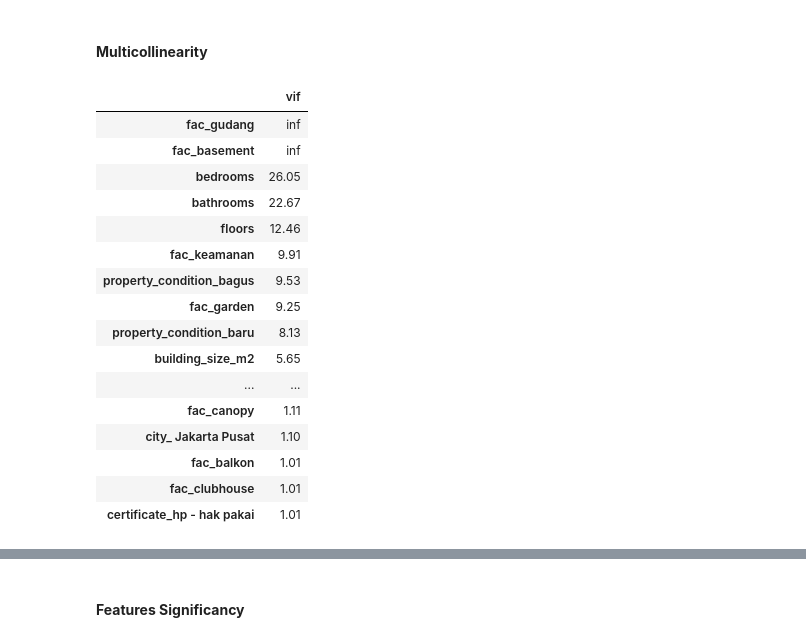
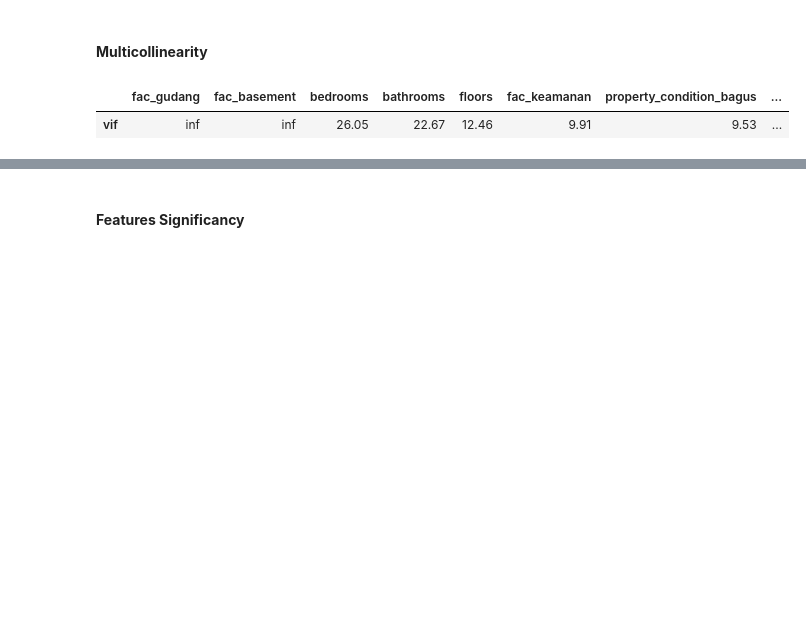
Before and after one commit to nbarizki/jabodetabekhousepricing, a Jupyter notebook: 3 - Linear Modeling of House Price.ipynb, the cells around one changed output, grey strips where cells are left out. Drawn from its saved outputs; the diff is of its cells as text; code cells hidden in the pictures; blank space fills up the shorter version.

```diff
--- a/3 - Linear Modeling of House Price.ipynb
+++ b/3 - Linear Modeling of House Price.ipynb
@@ -893,39 +895,24 @@ results.summary().tables[1]
 # %%
 from statsmodels.stats.outliers_influence import variance_inflation_factor
 
 # We need to encode categorical variable first
 dummy_reference = [
     'city_ Bekasi', 'furnishing_unfurnished',
     'property_condition_butuh renovasi', 'certificate_shm - sertifikat hak milik']
 X_train_encoded = \
     pd.get_dummies(X_train, columns=categorical_features)\
         .drop(dummy_reference, axis=1)\
         .drop(['lat', 'long'], axis=1)
 X_train_encoded = X_train_encoded
 pd.DataFrame({
     'vif':
         [variance_inflation_factor(X_train_encoded, i) for i in range(X_train_encoded.shape[1])]
     },
     index=X_train_encoded.columns
-    ).sort_values(by='vif', ascending=False)
+    ).sort_values(by='vif', ascending=False).T
 # %% [output]
-|  | vif |
-| fac_gudang | inf |
-| fac_basement | inf |
-| bedrooms | 26.05 |
-| bathrooms | 22.67 |
-| floors | 12.46 |
-| fac_keamanan | 9.91 |
-| property_condition_bagus | 9.53 |
-| fac_garden | 9.25 |
-| property_condition_baru | 8.13 |
-| building_size_m2 | 5.65 |
-| ... | ... |
-| fac_canopy | 1.11 |
-| city_ Jakarta Pusat | 1.10 |
-| fac_balkon | 1.01 |
-| fac_clubhouse | 1.01 |
-| certificate_hp - hak pakai | 1.01 |
+|  | fac_gudang | fac_basement | bedrooms | bathrooms | floors | fac_keamanan | property_condition_bagus | ... |
+| vif | inf | inf | 26.05 | 22.67 | 12.46 | 9.91 | 9.53 | ... |
 # %%
 high_vif_features = [
     'fac_basement', 'fac_gudang', 'bedrooms', 'bathrooms',
```
Also changed, not shown: parts of 31 cells of this notebook.
